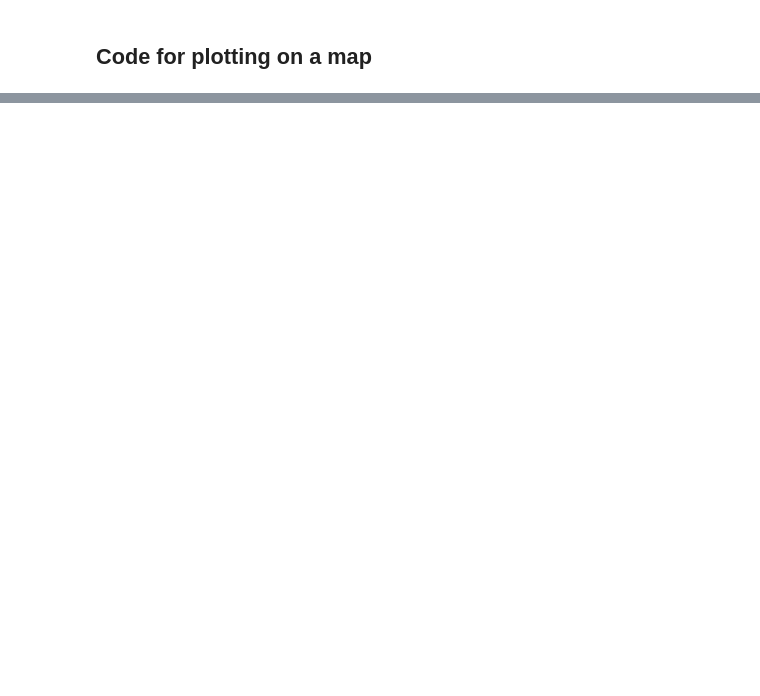
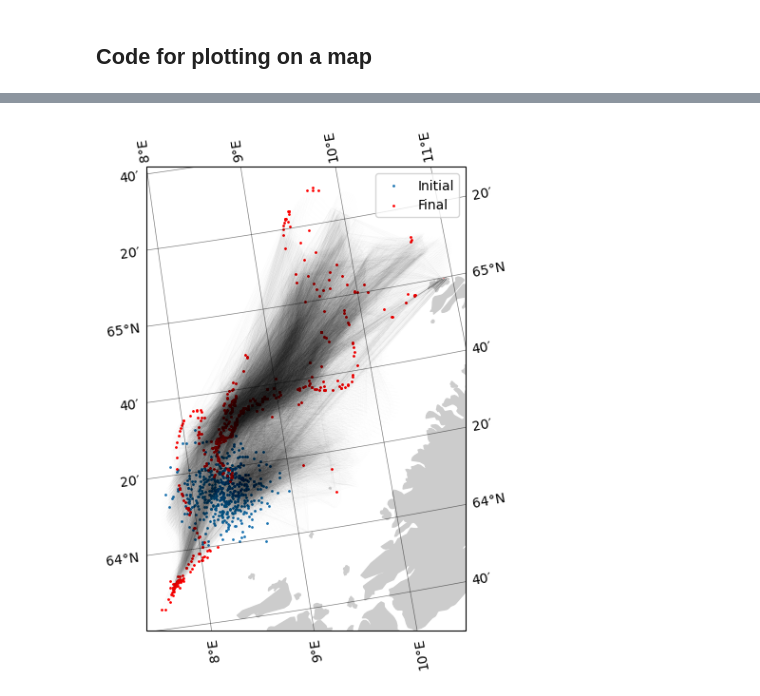
Before and after one commit to TrymSaether/Particle-transport-with-ocean-currents, a Jupyter notebook: eksempelkode.ipynb, the cells around one changed output, grey strips where cells are left out. Cells and saved outputs as stored; diff of their text form; code cells hidden in the pictures; blank space fills up the shorter version.

```diff
--- a/eksempelkode.ipynb
+++ b/eksempelkode.ipynb
@@ -182,3 +184,19 @@ from module.trajectory import Trajectory
+# %%
+# Create some positions
+np.random.seed(0)
+d  = xr.open_dataset('data/NorKyst-800m.nc')
+f  = Interpolator(dataset = d)
+
+Np = 500
+X = np.zeros((2, Np))
+X[0,:] = np.random.normal(loc = 790000, scale=10000, size = Np)
+X[1,:] = np.random.normal(loc = 490000, scale=10000, size = Np)
+
+T = np.array([0, 6*24*60*60])
+XS, ts = heun(f, X, T)
+plot_map(XS)
+# %% [output]
+[figure, added]
 # %%
 
 d  = xr.open_dataset('data/NorKyst-800m.nc')
```
Also changed, not shown: parts of 9 cells of this notebook, 2 other files.
